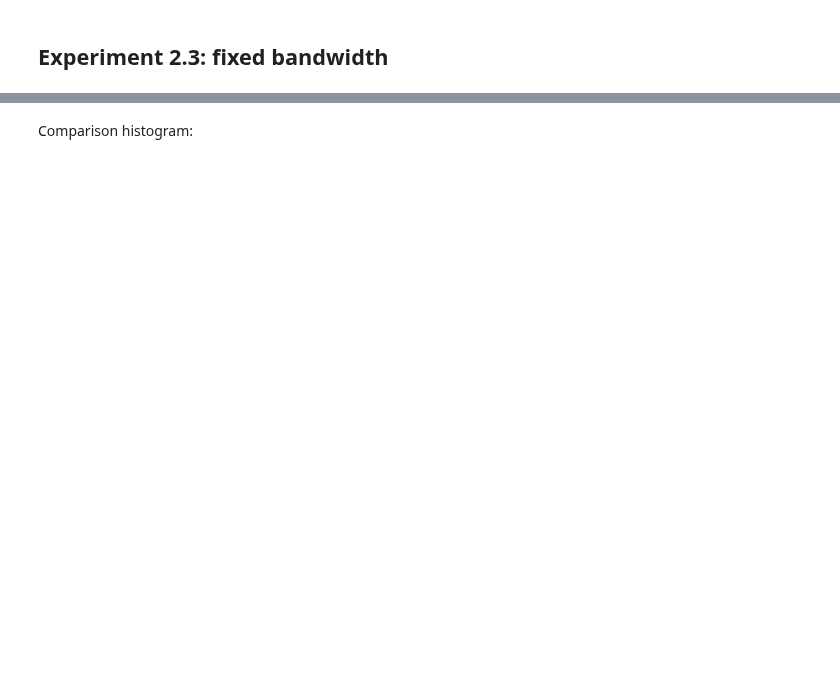
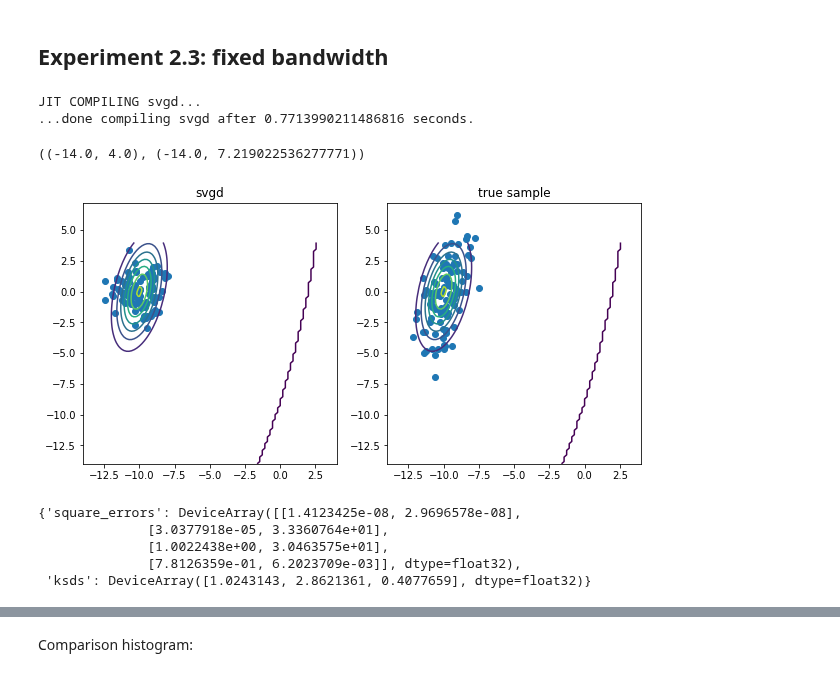
Before and after one commit to ratschlab/projects-2020-Neural-SVGD, a Jupyter notebook: Model.ipynb, the cells around one changed output, grey strips where cells are left out. Saved outputs shown, nothing was run; the diff lists cells and outputs as text; code cells hidden in the pictures; blank space fills up the shorter version.

```diff
--- a/Model.ipynb
+++ b/Model.ipynb
@@ -291,8 +282,8 @@ dist22.compute_metrics(xtest)
 # %% [markdown]
 ## Experiment 2.3: fixed bandwidth
 # %%
-mean = np.array([1, 2])
-cov = np.array([[1,1], [1, 2]])
+mean = np.array([-10, 0])
+cov = np.array([[1,1], [1, 6]])
 dist23 = metrics.Gaussian(mean, cov)
 # %%
 n = 100
@@ -302,13 +293,34 @@ L = 300
 
 svgd_fix23 = SVGD(dist23, n_iter_max=L, particle_shape=(n, d))
 # %%
-h = 1
+h = 50
 x0 = svgd_fix23.initialize(rkey)
 
 xout23, log23 = svgd_fix23.svgd(x0, stepsize, bandwidth=h, n_iter=L)
 xout23.block_until_ready()
 print()
+# %% [output]
+JIT COMPILING svgd...
+...done compiling svgd after 0.7713990211486816 seconds.
+# %%
+xtest = dist23.sample(shape=(n,))
+fig, axs = plt.subplots(1, 2, figsize = [10, 4.8])
+lims = (mean[0]-4, mean[1]+4)
+for ax, out, title in zip(axs, (xout23, xtest), ("svgd", "true sample")):
+    _ = ax.contour(*plot.make_meshgrid(dist23.pdf, lims))
+    _ = ax.scatter(*out.T)
+    _ = ax.set_title(title)
+plot.equalize_axes(axs)
+# %% [output]
+((-14.0, 4.0), (-14.0, 7.219022536277771))
+[figure, added]
 # %%
 dist23.compute_metrics(xout23, normalize=True)
+# %% [output]
+{'square_errors': DeviceArray([[1.4123425e-08, 2.9696578e-08],
+              [3.0377918e-05, 3.3360764e+01],
+              [1.0022438e+00, 3.0463575e+01],
+              [7.8126359e-01, 6.2023709e-03]], dtype=float32),
+ 'ksds': DeviceArray([1.0243143, 2.8621361, 0.4077659], dtype=float32)}
 # %%
 plot.svgd_log(log23)
```
Also changed, not shown: parts of 6 cells of this notebook, 3 other files.
